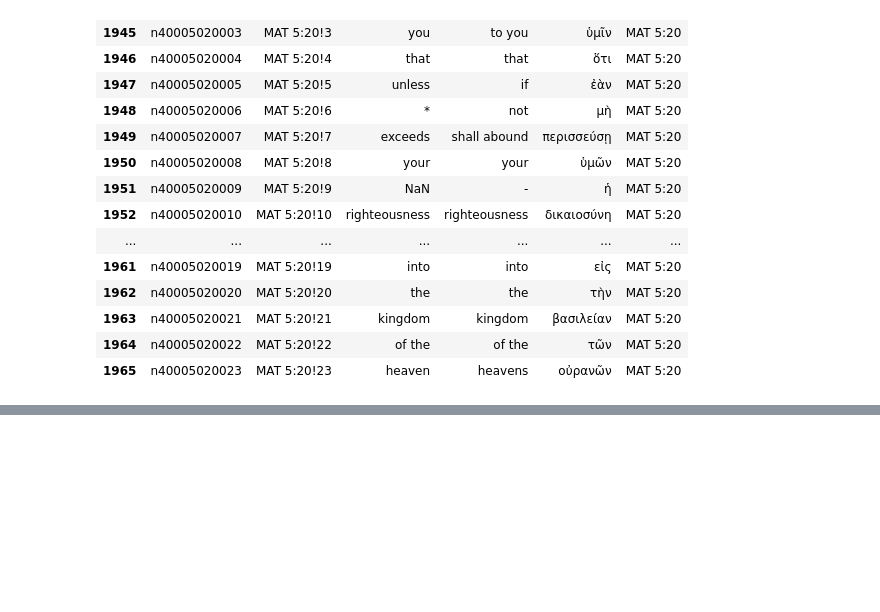
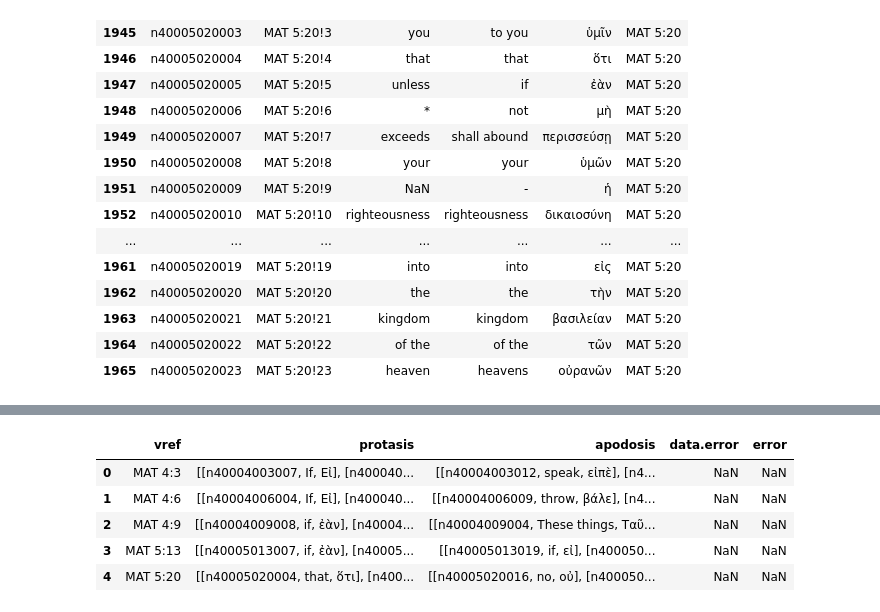
Before and after one commit to ryderwishart/biblical-machine-learning, a Jupyter notebook: protasis_apodosis_alignment.ipynb, the cells around one changed output, grey strips where cells are left out. Cells and saved outputs as stored; diff of their text form; code cells hidden in the pictures; blank space fills up the shorter version.

```diff
--- a/protasis_apodosis_alignment.ipynb
+++ b/protasis_apodosis_alignment.ipynb
@@ -332,0 +518,5 @@ for i in range(len(alignments)):
+# %%
+data = []
+with open('output_Nov_6_ryder.jsonl', 'r', encoding='utf-8') as file:
+    for line in file:
+        data.append(json.loads(line))
@@ -332,0 +796,25 @@ for i in range(len(alignments)):
+# %%
+from tqdm import tqdm
+# add each result by vref to the mark_df where 'ref' == 'b_ch_v'
+mark_df['matched_protasis_words'] = [[] for _ in range(len(mark_df))]
+mark_df['matched_apodosis_words'] = [[] for _ in range(len(mark_df))]
+
+with open('output_Nov_6_ryder.jsonl', 'r', encoding='utf-8') as file:
+    # format: json_output = json.dumps({"vref": ref, "data": results}, ensure_ascii=False)
+    for line in tqdm(file):
+        result = json.loads(line)
+        vref = result['vref']
+        if vref in vrefs_for_lines_with_errors:
+            pass
+        try:
+            data = result['data']
+            protasis = data.get('protasis', [])
+            apodosis = data.get('apodosis', [])
+            for i, row in mark_df.iterrows():
+                if row['b_ch_v'] == vref:
+                    mark_df.at[i, 'matched_protasis_words'] = protasis
+                    mark_df.at[i, 'matched_apodosis_words'] = apodosis
+                    break
+        except KeyError:
+            print('KeyError in', result)
+            continue
@@ -341,0 +865,21 @@ mark_df.head()
+# %%
+with open('output_Nov_6_ryder.jsonl', 'r', encoding='utf-8') as file:
+    gloss_data = file.readlines()
+# %%
+# Parse JSON strings into dictionaries
+dict_list = [json.loads(json_str) for json_str in gloss_data]
+
+# Flatten the dictionaries and create DataFrame
+df = pd.json_normalize(dict_list)
+
+# Rename the columns
+df = df.rename(columns={'data.protasis': 'protasis', 'data.apodosis': 'apodosis'})
+# %%
+df.head()
+# %% [output]
+|  | vref | protasis | apodosis | data.error | error |
+| 0 | MAT 4:3 | [[n40004003007, If, Εἰ], [n400040... | [[n40004003012, speak, εἰπὲ], [n4... | NaN | NaN |
+| 1 | MAT 4:6 | [[n40004006004, If, Εἰ], [n400040... | [[n40004006009, throw, βάλε], [n4... | NaN | NaN |
+| 2 | MAT 4:9 | [[n40004009008, if, ἐὰν], [n40004... | [[n40004009004, These things, Ταῦ... | NaN | NaN |
+| 3 | MAT 5:13 | [[n40005013007, if, ἐὰν], [n40005... | [[n40005013019, if, εἰ], [n400050... | NaN | NaN |
+| 4 | MAT 5:20 | [[n40005020004, that, ὅτι], [n400... | [[n40005020016, no, οὐ], [n400050... | NaN | NaN |
```
Also changed, not shown: parts of 54 cells of this notebook.
